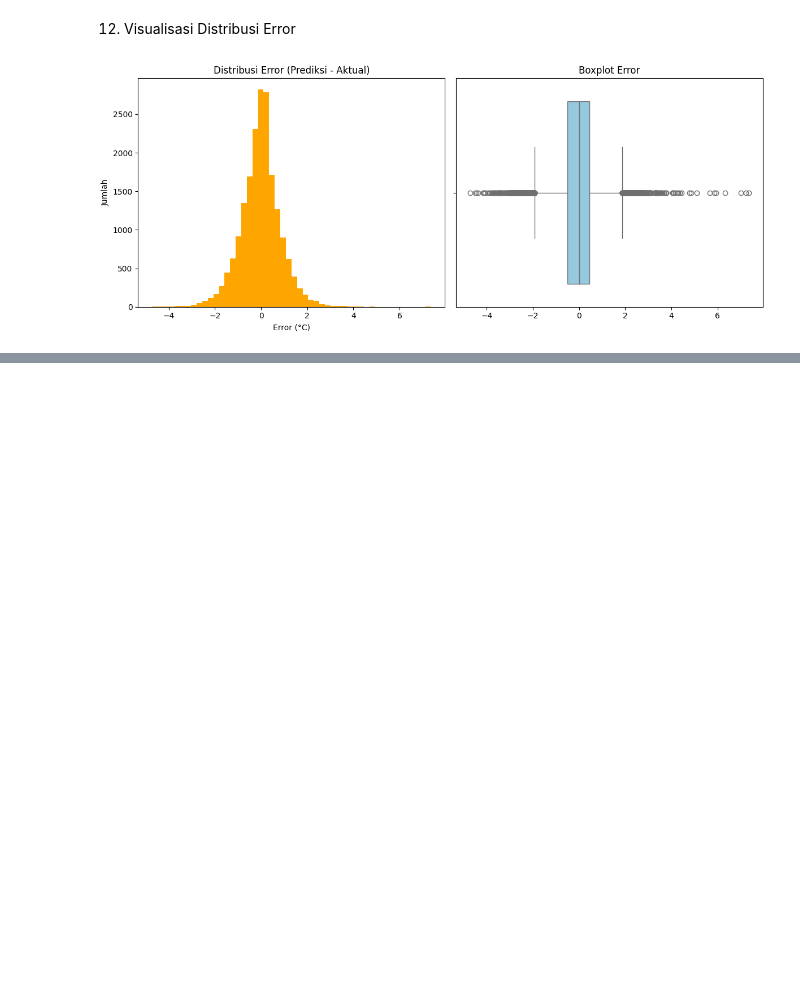
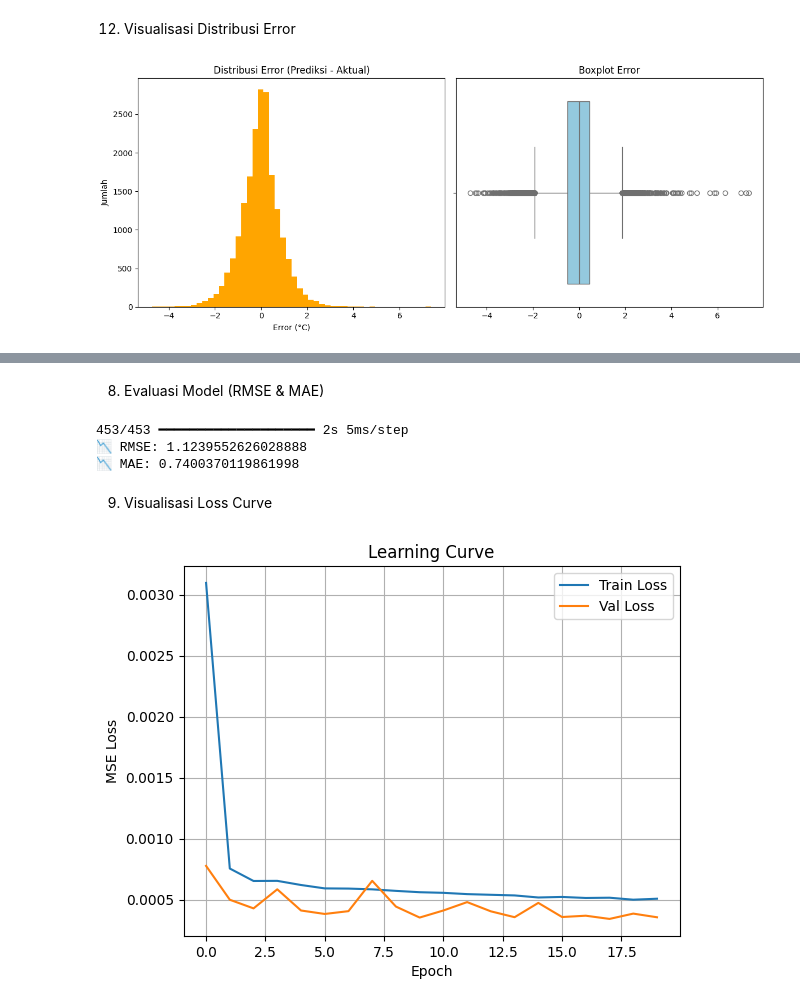
Before and after one commit to salwaa-hub/tubes_machinelearning, a Jupyter notebook: tubes_machinelearning.ipynb, the cells around one changed output, grey strips where cells are left out. Cells and saved outputs as stored; diff of their text form; code cells hidden in the pictures; blank space fills up the shorter version.

```diff
--- a/tubes_machinelearning.ipynb
+++ b/tubes_machinelearning.ipynb
@@ -311,0 +469,10 @@ plt.show()
+# %%
+from sklearn.model_selection import train_test_split
+
+# Split data: train 70%, val 15%, test 15%
+X_train, X_temp, y_train, y_temp = train_test_split(X, y, test_size=0.3, shuffle=False)
+X_val, X_test, y_val, y_test = train_test_split(X_temp, y_temp, test_size=0.5, shuffle=False)
+
+print("Train set:", X_train.shape)
+print("Validation set:", X_val.shape)
+print("Test set:", X_test.shape)
@@ -311,0 +485,12 @@ plt.show()
+# %%
+from tensorflow.keras.models import Sequential
+from tensorflow.keras.layers import SimpleRNN, Dense
+
+model = Sequential([
+    SimpleRNN(64, activation='tanh', input_shape=(look_back, X.shape[2])),
+    Dense(1)
+])
+
+model.compile(optimizer='adam', loss='mse', metrics=['mae'])
+
+model.summary()
@@ -311,0 +511,7 @@ plt.show()
+# %%
+history = model.fit(
+    X_train, y_train,
+    epochs=20,
+    batch_size=64,
+    validation_data=(X_val, y_val)
+)
@@ -311,0 +536,42 @@ plt.show()
+# %% [markdown]
+8. Evaluasi Model (RMSE & MAE)
+# %%
+from sklearn.metrics import mean_squared_error, mean_absolute_error
+import numpy as np
+
+# Prediksi
+y_pred = model.predict(X_test)
+
+# ✅ Buat dummy array dengan 8 kolom
+y_pred_dummy = np.zeros((len(y_pred), 8))
+y_pred_dummy[:, 0] = y_pred.flatten()  # Masukkan prediksi suhu ke kolom ke-0
+y_test_dummy = np.zeros((len(y_test), 8))
+y_test_dummy[:, 0] = y_test.flatten()  # Masukkan nilai asli suhu ke kolom ke-0
+
+# ✅ Inverse transform seluruh dummy array
+y_pred_inv = scaler.inverse_transform(y_pred_dummy)[:, 0]  # Ambil kolom suhu
+y_test_inv = scaler.inverse_transform(y_test_dummy)[:, 0]  # Ambil kolom suhu
+
+# Hitung error
+rmse = np.sqrt(mean_squared_error(y_test_inv, y_pred_inv))
+mae = mean_absolute_error(y_test_inv, y_pred_inv)
+
+print("📉 RMSE:", rmse)
+print("📉 MAE:", mae)
+# %% [output]
+453/453 ━━━━━━━━━━━━━━━━━━━━ 2s 5ms/step
+📉 RMSE: 1.1239552626028888
+📉 MAE: 0.7400370119861998
+# %% [markdown]
+9. Visualisasi Loss Curve
+# %%
+plt.plot(history.history['loss'], label='Train Loss')
+plt.plot(history.history['val_loss'], label='Val Loss')
+plt.title('Learning Curve')
+plt.xlabel('Epoch')
+plt.ylabel('MSE Loss')
+plt.legend()
+plt.grid(True)
+plt.show()
+# %% [output]
+[figure, added]
```
Also changed, not shown: parts of 21 cells of this notebook.
